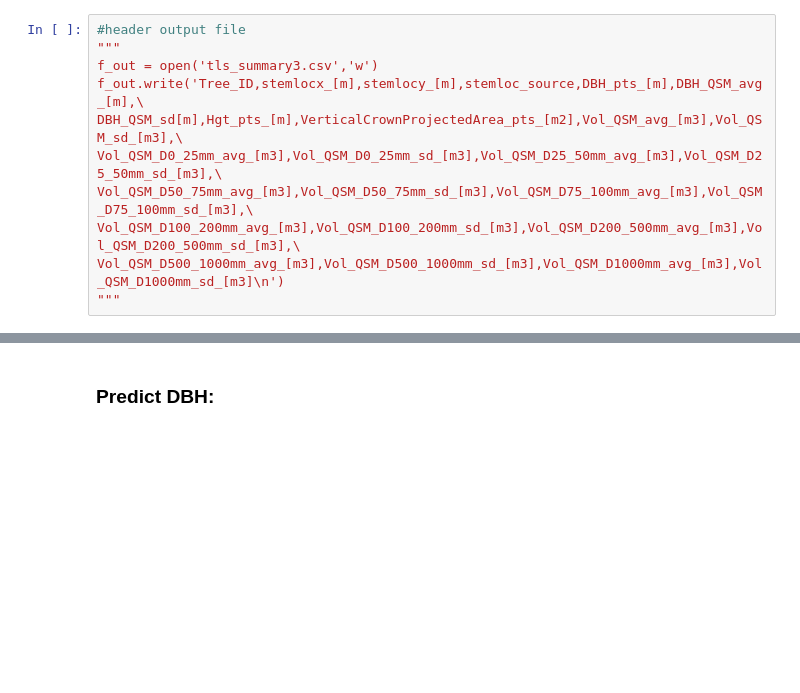
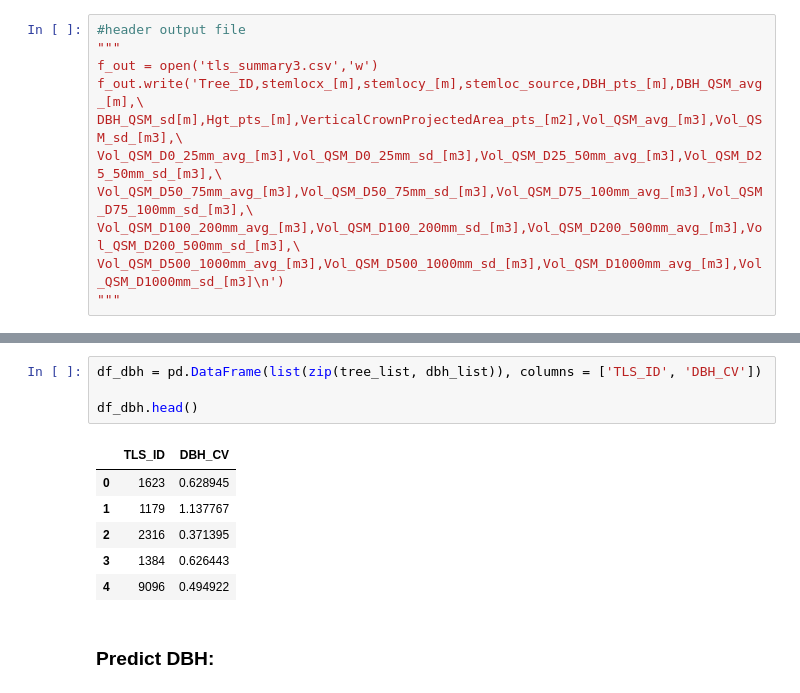
Before and after one commit to sabinenix/CloudDBH, a Jupyter notebook: CloudDBH.ipynb, the cells around one changed output, grey strips where cells are left out. Drawn from its saved outputs; the diff is of its cells as text; blank space fills up the shorter version.

```diff
--- a/CloudDBH.ipynb
+++ b/CloudDBH.ipynb
@@ -450,3 +504,14 @@ Tree wytham_winter_9 has height of: 25.23
+# %%
+df_dbh = pd.DataFrame(list(zip(tree_list, dbh_list)), columns = ['TLS_ID', 'DBH_CV'])
+
+df_dbh.head()
+# %% [output]
+|  | TLS_ID | DBH_CV |
+| 0 | 1623 | 0.628945 |
+| 1 | 1179 | 1.137767 |
+| 2 | 2316 | 0.371395 |
+| 3 | 1384 | 0.626443 |
+| 4 | 9096 | 0.494922 |
 # %% [markdown]
 ### Predict DBH:
 # %%
```
Also changed, not shown: parts of 5 cells of this notebook.
